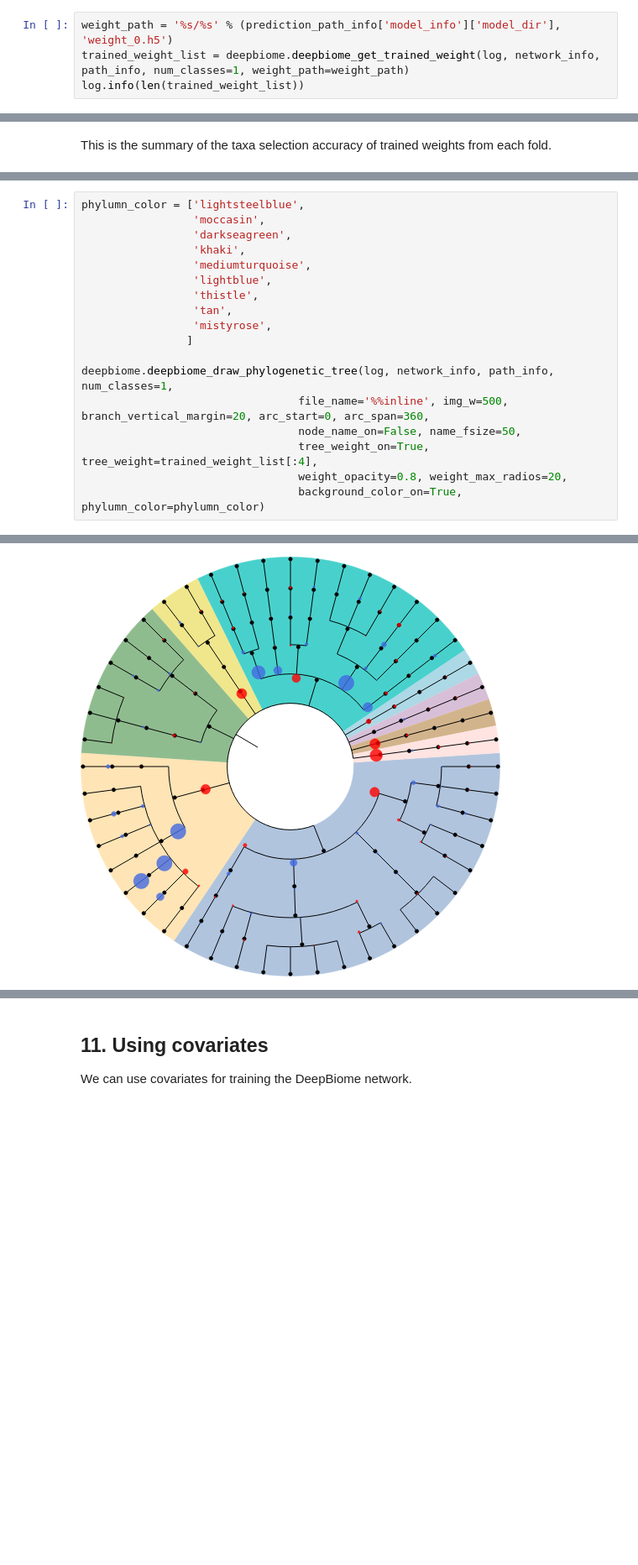
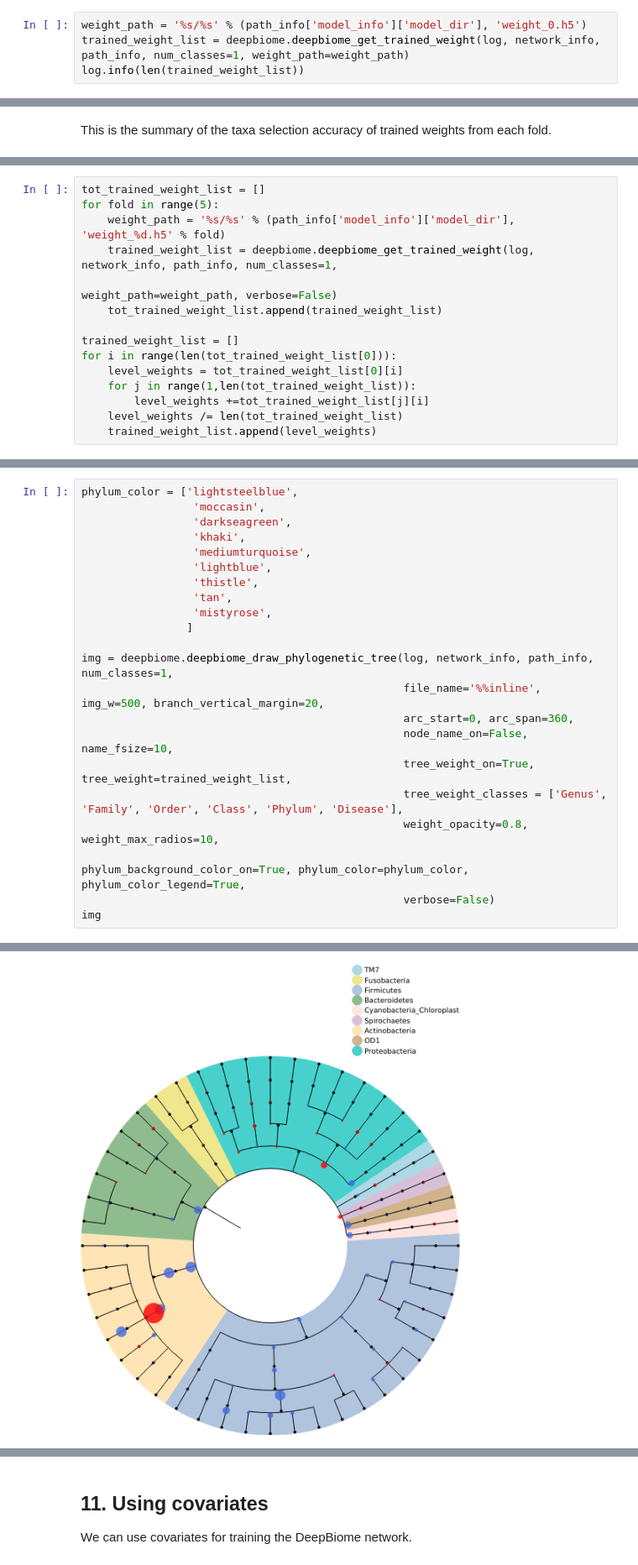
Before and after one commit to Young-won/deepbiome, a Jupyter notebook: docs/source/example_with_one_input_file.ipynb, the cells around one changed output, grey strips where cells are left out. Shown at 84% size. Drawn from its saved outputs; the diff is of its cells as text; blank space fills up the shorter version.

Commit message:
update tree drawing function and documentations

```diff
--- a/docs/source/example_with_one_input_file.ipynb
+++ b/docs/source/example_with_one_input_file.ipynb
@@ -1145,7 +1156,7 @@ log.info('CV accuracy: %6.3f' % np.mean((predict_output >= 0.5) ==  true_output)
 The `deepbiome_get_trained_weight` function convert the trained weight `*.h5` saved from the `deepbiome_train` to a list of pandas dataframe.
 In this exampe, the list has numpy array of weights from 6 layers. (`[genus to family, family to order, order to Class, class to phylum, phylum to output]`)
 # %%
-weight_path = '%s/%s' % (prediction_path_info['model_info']['model_dir'], 'weight_0.h5')
+weight_path = '%s/%s' % (path_info['model_info']['model_dir'], 'weight_0.h5')
 trained_weight_list = deepbiome.deepbiome_get_trained_weight(log, network_info, path_info, num_classes=1, weight_path=weight_path)
 log.info(len(trained_weight_list))
 # %% [output]
@@ -1240,0 +1283,15 @@ summary
+# %%
+tot_trained_weight_list = []
+for fold in range(5):
+    weight_path = '%s/%s' % (path_info['model_info']['model_dir'], 'weight_%d.h5' % fold)
+    trained_weight_list = deepbiome.deepbiome_get_trained_weight(log, network_info, path_info, num_classes=1,
+                                                                 weight_path=weight_path, verbose=False)
+    tot_trained_weight_list.append(trained_weight_list)
+
+trained_weight_list = []
+for i in range(len(tot_trained_weight_list[0])):
+    level_weights = tot_trained_weight_list[0][i]
+    for j in range(1,len(tot_trained_weight_list)):
+        level_weights +=tot_trained_weight_list[j][i]
+    level_weights /= len(tot_trained_weight_list)
+    trained_weight_list.append(level_weights)
@@ -1241,5 +1301,5 @@ summary
 # %%
-phylumn_color = ['lightsteelblue',
+phylum_color = ['lightsteelblue',
                  'moccasin',
                  'darkseagreen',
                  'khaki',
@@ -1250,10 +1310,14 @@ phylumn_color = ['lightsteelblue',
                  'mistyrose',
                 ]
 
-deepbiome.deepbiome_draw_phylogenetic_tree(log, network_info, path_info, num_classes=1,
-                                 file_name='%%inline', img_w=500, branch_vertical_margin=20, arc_start=0, arc_span=360,
-                                 node_name_on=False, name_fsize=50,
-                                 tree_weight_on=True, tree_weight=trained_weight_list[:4],
-                                 weight_opacity=0.8, weight_max_radios=20,
-                                 background_color_on=True, phylumn_color=phylumn_color)
+img = deepbiome.deepbiome_draw_phylogenetic_tree(log, network_info, path_info, num_classes=1,
+                                                 file_name='%%inline', img_w=500, branch_vertical_margin=20,
+                                                 arc_start=0, arc_span=360,
+                                                 node_name_on=False, name_fsize=10,
+                                                 tree_weight_on=True, tree_weight=trained_weight_list,
+                                                 tree_weight_classes = ['Genus', 'Family', 'Order', 'Class', 'Phylum', 'Disease'],
+                                                 weight_opacity=0.8, weight_max_radios=10,
+                                                 phylum_background_color_on=True, phylum_color=phylum_color, phylum_color_legend=True,
+                                                 verbose=False)
+img
 # %% [output]
@@ -1264 +1324 @@ deepbiome.deepbiome_draw_phylogenetic_tree(log, network_info, path_info, num_cla
-[figure, old version]
+[figure, new version]
```
Also changed, not shown: parts of 34 cells of this notebook, 7 other files.
